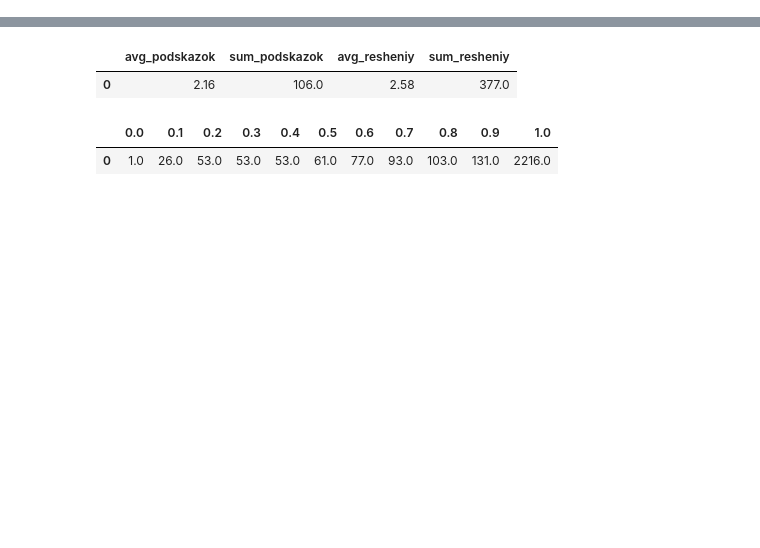
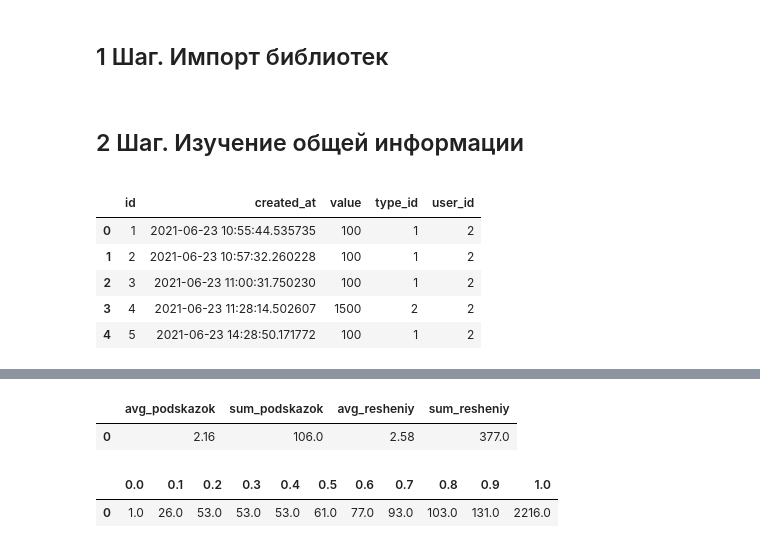
Before and after one commit to BeNormalPlease/Portfolio-Projects, a Jupyter notebook: SQL Unit-Analysis/SQL_unit_economic.ipynb, the cells around one changed output, grey strips where cells are left out. Cells and saved outputs as stored; diff of their text form; code cells hidden in the pictures; blank space fills up the shorter version.

```diff
--- a/SQL Unit-Analysis/SQL_unit_economic.ipynb
+++ b/SQL Unit-Analysis/SQL_unit_economic.ipynb
@@ -3,3 +81,6 @@
+# %% [markdown]
+## 1 Шаг. Импорт библиотек
+<a id='part_1'></a>
 # %%
 import pandas as pd
 import seaborn as sns
@@ -15,3 +96,16 @@ connection_string = 'postgresql://{}:{}@{}:{}/{}'.format(db_config['user'],  db_
                                                          db_config['db'])
 # %%
 engine = create_engine(connection_string)
+# %% [markdown]
+##  2 Шаг. Изучение общей информации
+<a id='part_2'></a>
+# %%
+transaction = '''SELECT * FROM transaction LIMIT 5'''
+pd.io.sql.read_sql(transaction, con = engine)
+# %% [output]
+|  | id | created_at | value | type_id | user_id |
+| 0 | 1 | 2021-06-23 10:55:44.535735 | 100 | 1 | 2 |
+| 1 | 2 | 2021-06-23 10:57:32.260228 | 100 | 1 | 2 |
+| 2 | 3 | 2021-06-23 11:00:31.750230 | 100 | 1 | 2 |
+| 3 | 4 | 2021-06-23 11:28:14.502607 | 1500 | 2 | 2 |
+| 4 | 5 | 2021-06-23 14:28:50.171772 | 100 | 1 | 2 |
```
Also changed, not shown: parts of 11 cells of this notebook.
